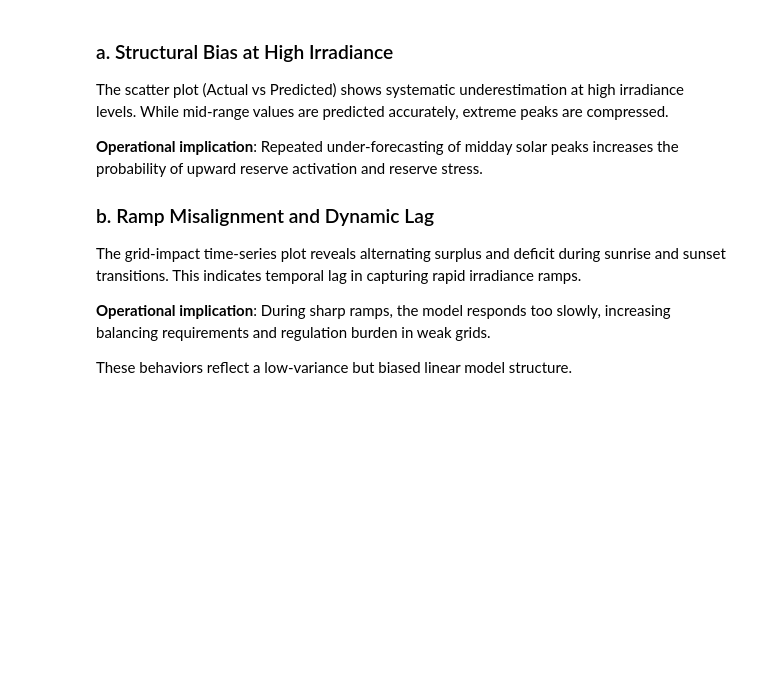
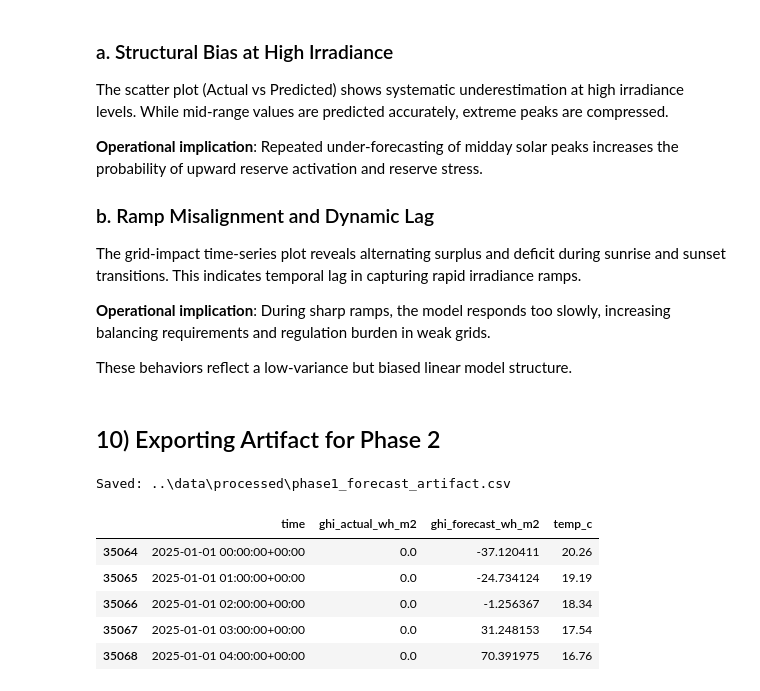
Before and after one commit to ProRivs/solar-forecasting-baselines, a Jupyter notebook: notebooks/02_statistical_baseline.ipynb, the cells around one changed output. Drawn from its saved outputs; the diff is of its cells as text; code cells hidden in the pictures; blank space fills up the shorter version.

Commit message:
Artifact creation for phase 2

```diff
--- a/notebooks/02_statistical_baseline.ipynb
+++ b/notebooks/02_statistical_baseline.ipynb
@@ -16,7 +16,7 @@ information and inflate performance unrealistically for forecasting problems.
 import pandas as pd
 import numpy as np
 
-df = pd.read_csv("../data/Dataset_phase_1_clean.csv")
+df = pd.read_csv("../data/processed/Dataset_phase_1_clean.csv")
 df['time'] = pd.to_datetime(df['time'], utc=True)
 df = df.sort_values('time')
 df.head()
@@ -304,3 +304,37 @@ capturing rapid irradiance ramps.
 During sharp ramps, the model responds too slowly, increasing balancing requirements and regulation burden in weak grids.
 
 These behaviors reflect a low-variance but biased linear model structure.
+# %% [markdown]
+## 10) Exporting Artifact for Phase 2
+# %%
+import pandas as pd
+from pathlib import Path
+
+# Build export artifact from the aligned test dataframe
+forecast_artifact = test[["time", "ghi_wh_m2", "temp_c"]].copy()
+forecast_artifact = forecast_artifact.rename(columns={"ghi_wh_m2": "ghi_actual_wh_m2"})
+
+# Add forecasted GHI aligned to the same timestamps
+forecast_artifact["ghi_forecast_wh_m2"] = y_pred
+
+# Reorder columns
+forecast_artifact = forecast_artifact[
+    ["time", "ghi_actual_wh_m2", "ghi_forecast_wh_m2", "temp_c"]
+]
+
+# Save artifact
+output_dir = Path("../data/processed")
+output_dir.mkdir(parents=True, exist_ok=True)
+
+forecast_artifact.to_csv(output_dir / "phase1_forecast_artifact.csv", index=False)
+
+print("Saved:", output_dir / "phase1_forecast_artifact.csv")
+forecast_artifact.head()
+# %% [output]
+Saved: ..\data\processed\phase1_forecast_artifact.csv
+|  | time | ghi_actual_wh_m2 | ghi_forecast_wh_m2 | temp_c |
+| 35064 | 2025-01-01 00:00:00+00:00 | 0.0 | -37.120411 | 20.26 |
+| 35065 | 2025-01-01 01:00:00+00:00 | 0.0 | -24.734124 | 19.19 |
+| 35066 | 2025-01-01 02:00:00+00:00 | 0.0 | -1.256367 | 18.34 |
+| 35067 | 2025-01-01 03:00:00+00:00 | 0.0 | 31.248153 | 17.54 |
+| 35068 | 2025-01-01 04:00:00+00:00 | 0.0 | 70.391975 | 16.76 |
```
Also changed, not shown: 4 other files.
